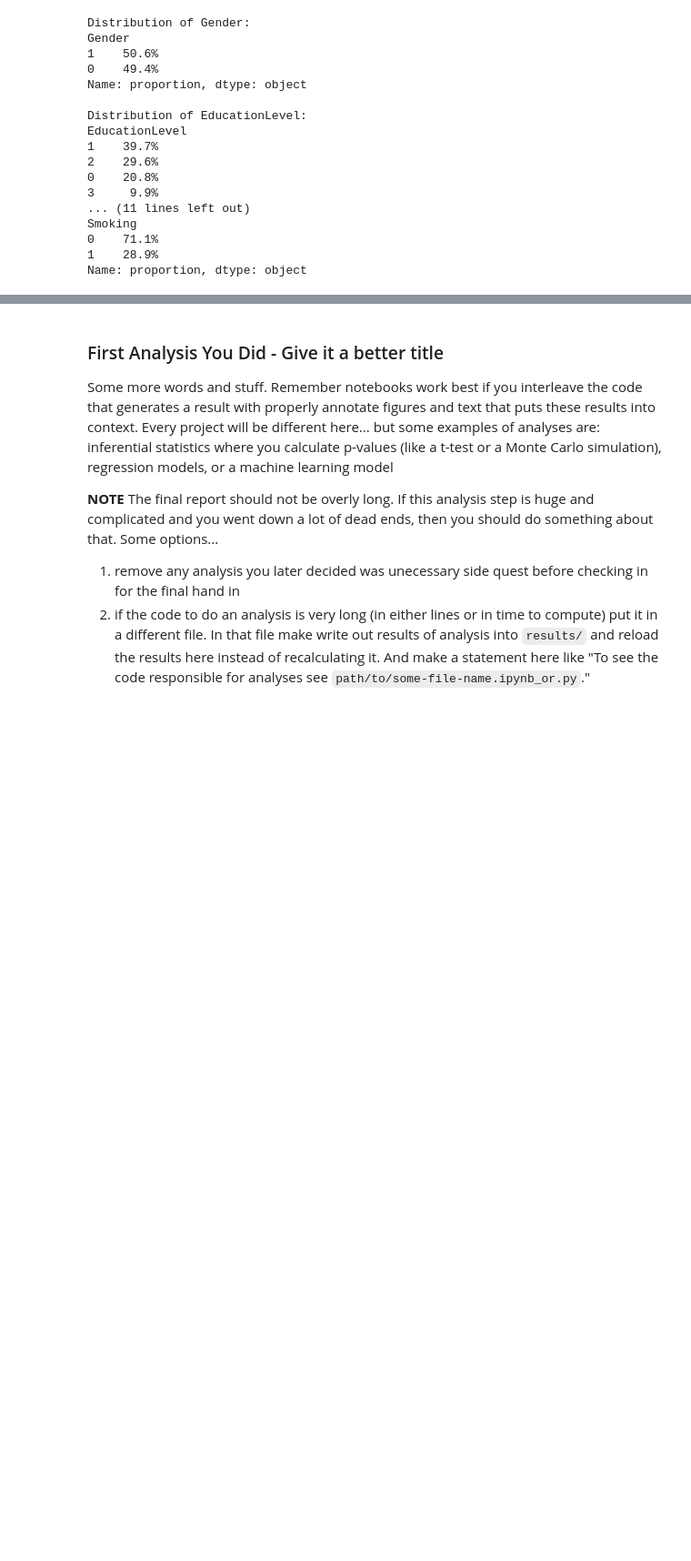
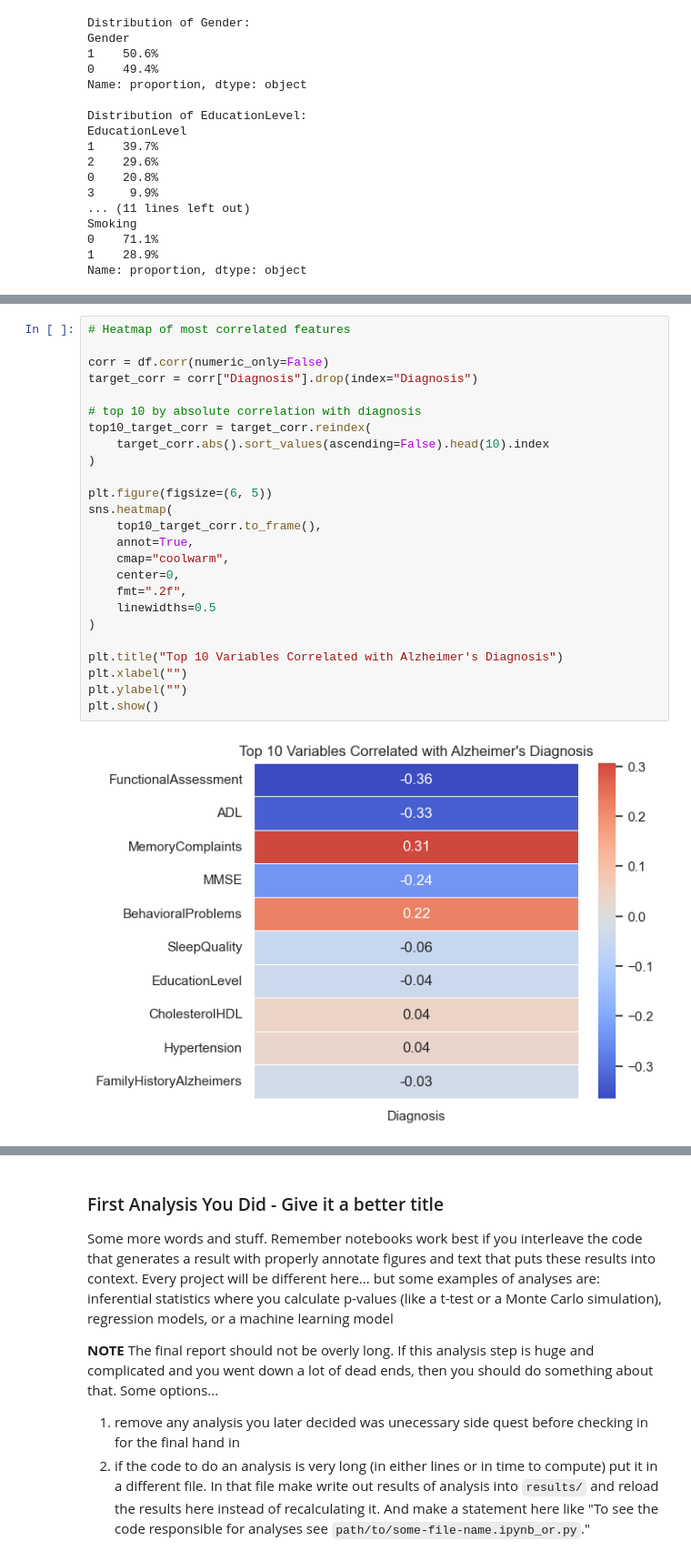
Before and after one commit to COGS108/Group056_WI26, a Jupyter notebook: 03-FinalProject.ipynb, the cells around one changed output, grey strips where cells are left out. Shown at 91% size. Cells and saved outputs as stored; diff of their text form; blank space fills up the shorter version.

```diff
--- a/03-FinalProject.ipynb
+++ b/03-FinalProject.ipynb
@@ -454,0 +475,27 @@ Name: proportion, dtype: object
+# %%
+# Heatmap of most correlated features
+
+corr = df.corr(numeric_only=False)
+target_corr = corr["Diagnosis"].drop(index="Diagnosis")
+
+# top 10 by absolute correlation with diagnosis
+top10_target_corr = target_corr.reindex(
+    target_corr.abs().sort_values(ascending=False).head(10).index
+)
+
+plt.figure(figsize=(6, 5))
+sns.heatmap(
+    top10_target_corr.to_frame(),
+    annot=True,
+    cmap="coolwarm",
+    center=0,
+    fmt=".2f",
+    linewidths=0.5
+)
+
+plt.title("Top 10 Variables Correlated with Alzheimer's Diagnosis")
+plt.xlabel("")
+plt.ylabel("")
+plt.show()
+# %% [output]
+[figure, added]
```
Also changed, not shown: parts of 21 cells of this notebook.
